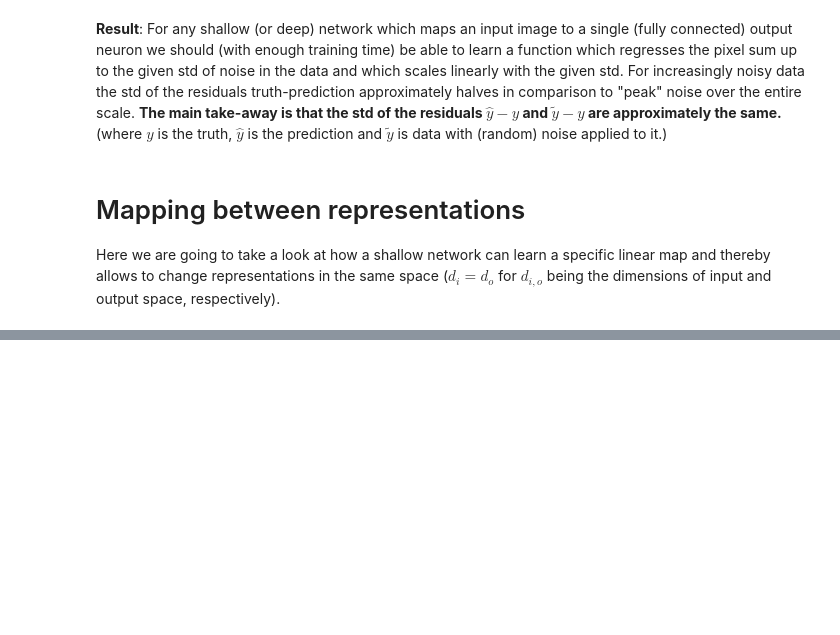
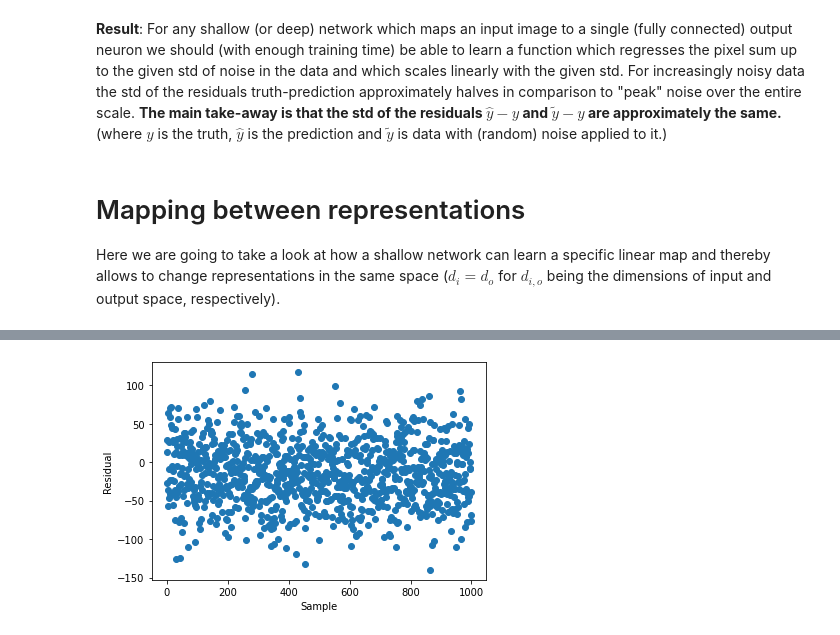
Before and after one commit to dpwinter/random_stuff, a Jupyter notebook: regressing_noisy_data.ipynb, the cells around one changed output, grey strips where cells are left out. Saved outputs shown, nothing was run; the diff lists cells and outputs as text; code cells hidden in the pictures; blank space fills up the shorter version.

```diff
--- a/regressing_noisy_data.ipynb
+++ b/regressing_noisy_data.ipynb
@@ -185,0 +282,9 @@ Here we are going to take a look at how a shallow network can learn a specific l
+# %%
+pred = model.predict(decoded_data)
+pred_encoded_truth = np.sum(pred, axis=(1,2))
+res = pred_encoded_truth - encoded_truth
+plt.plot(res, 'o')
+plt.xlabel('Sample');
+plt.ylabel('Residual');
+# %% [output]
+[figure, added]
```
Also changed, not shown: parts of 39 cells of this notebook.
